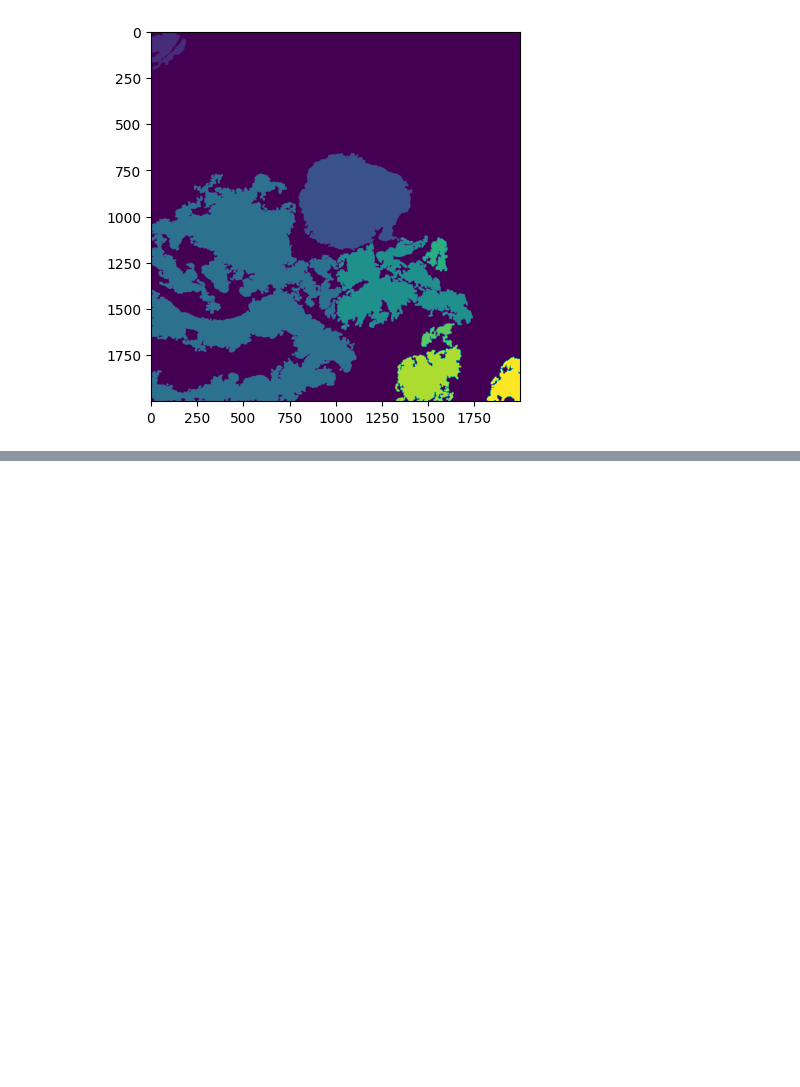
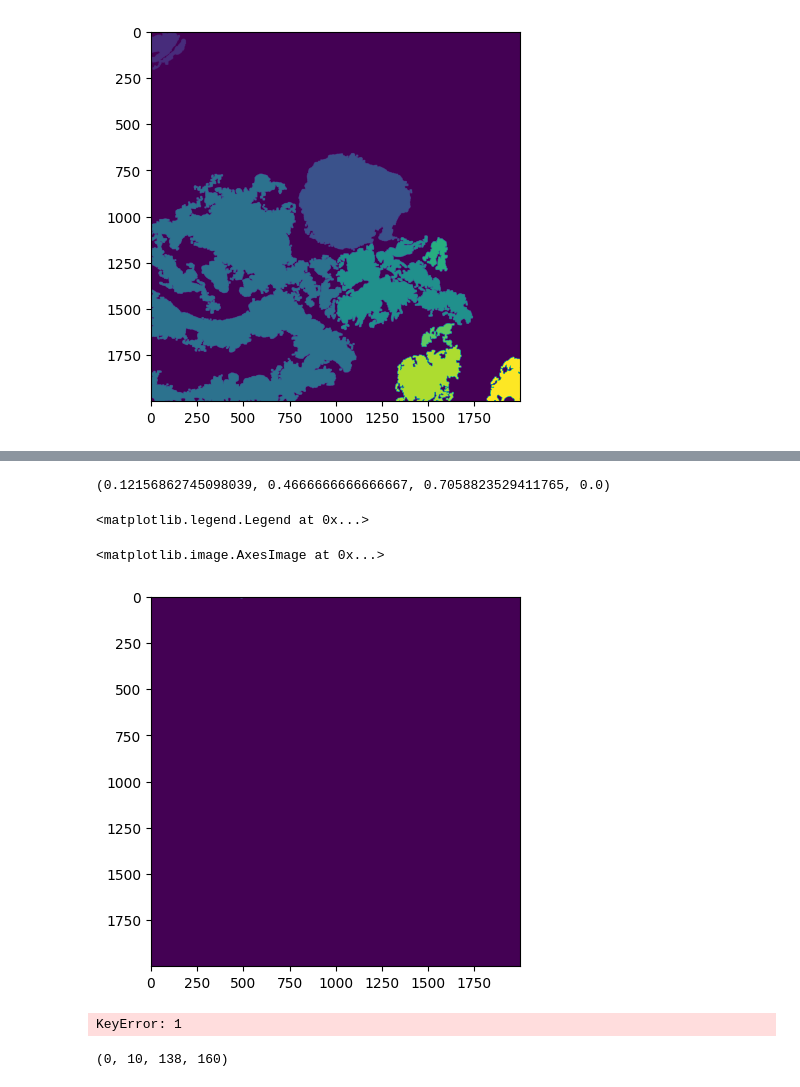
Before and after one commit to estorrs/multiplex-imaging-pipeline, a Jupyter notebook: notebooks/Untitled1.ipynb, the cells around one changed output, grey strips where cells are left out. Saved outputs shown, nothing was run; the diff lists cells and outputs as text; code cells hidden in the pictures; blank space fills up the shorter version.

```diff
--- a/notebooks/Untitled1.ipynb
+++ b/notebooks/Untitled1.ipynb
@@ -74,0 +152,4 @@ plt.imshow(img)
+# %%
+cmap[0] + (0.,)
+# %% [output]
+(0.12156862745098039, 0.4666666666666667, 0.7058823529411765, 0.0)
@@ -74,0 +183,22 @@ plt.imshow(img)
+# %%
+mosaic = [
+    ['a', 'a', 'a', 'a', 'b'],
+    ['a', 'a', 'a', 'a', 'b'],
+    ['a', 'a', 'a', 'a', 'b'],
+    ['a', 'a', 'a', 'a', 'b'],
+]
+fig, axs = plt.subplot_mosaic(mosaic, layout='constrained', figsize=(10, 10))
+for name, ax in axs.items():
+    ax.axis('off')
+
+ax = axs['a']
+ax.imshow(rgba)
+
+ax = axs['b']
+
+custom = [Line2D([0], [0], marker='s', color='gray', label=label,
+                 markerfacecolor=color, markersize=10, linestyle='')
+         for label, color in mapping.items()]
+ax.legend(handles=custom, loc='center')
+# %% [output]
+<matplotlib.legend.Legend at 0x...>
@@ -74,0 +208,13 @@ plt.imshow(img)
+# %%
+plt.imshow(img==10)
+# %% [output]
+<matplotlib.image.AxesImage at 0x...>
+[figure, added]
+# %%
+r1, r2, c1, c2 = label_to_bbox[1]
+# %% [output]
+KeyError: 1
+# %%
+label_to_bbox['1']
+# %% [output]
+(0, 10, 138, 160)
```
Also changed, not shown: parts of 13 cells of this notebook, 7 other files.
